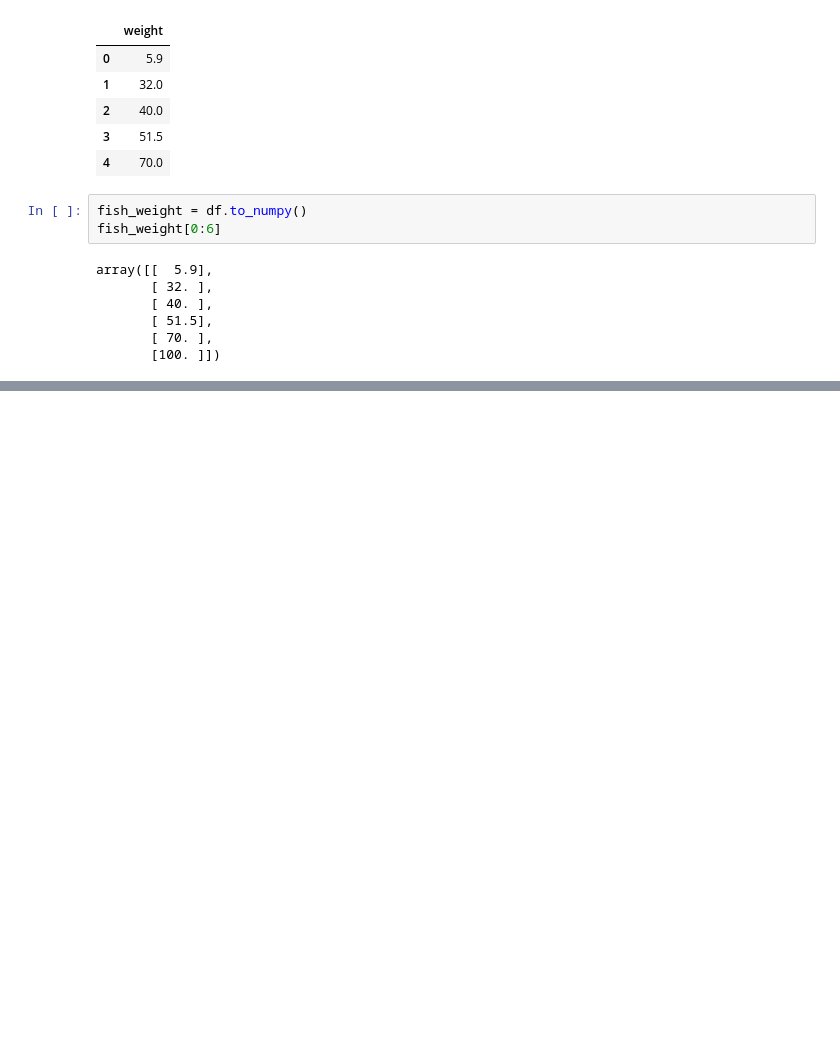
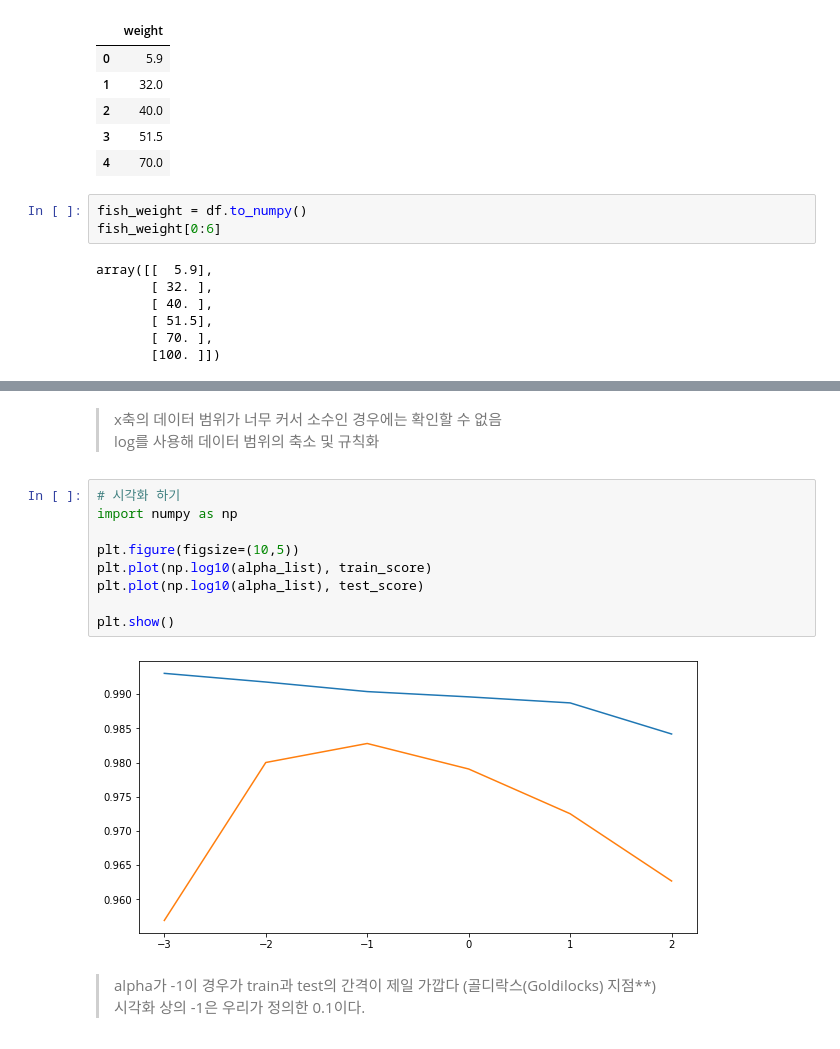
Before and after one commit to jjhwnn/Python, a Jupyter notebook: 4.MachineLearning/Note/25.특성공학과 규제.ipynb, the cells around one changed output, grey strips where cells are left out. Saved outputs shown, nothing was run; the diff lists cells and outputs as text; blank space fills up the shorter version.

```diff
--- a/4.MachineLearning/Note/25.특성공학과 규제.ipynb
+++ b/4.MachineLearning/Note/25.특성공학과 규제.ipynb
@@ -54,0 +207,17 @@ train_input, test_input, train_target, test_target = train_test_split(
+# %% [markdown]
+> x축의 데이터 범위가 너무 커서 소수인 경우에는 확인할 수 없음
+> log를 사용해 데이터 범위의 축소 및 규칙화
+# %%
+# 시각화 하기
+import numpy as np
+
+plt.figure(figsize=(10,5))
+plt.plot(np.log10(alpha_list), train_score)
+plt.plot(np.log10(alpha_list), test_score)
+
+plt.show()
+# %% [output]
+[figure, added]
+# %% [markdown]
+> alpha가 -1이 경우가 train과 test의 간격이 제일 가깝다 (골디락스(Goldilocks) 지점**)
+> 시각화 상의 -1은 우리가 정의한 0.1이다.
```
Also changed, not shown: parts of 40 cells of this notebook, 2 other files.
